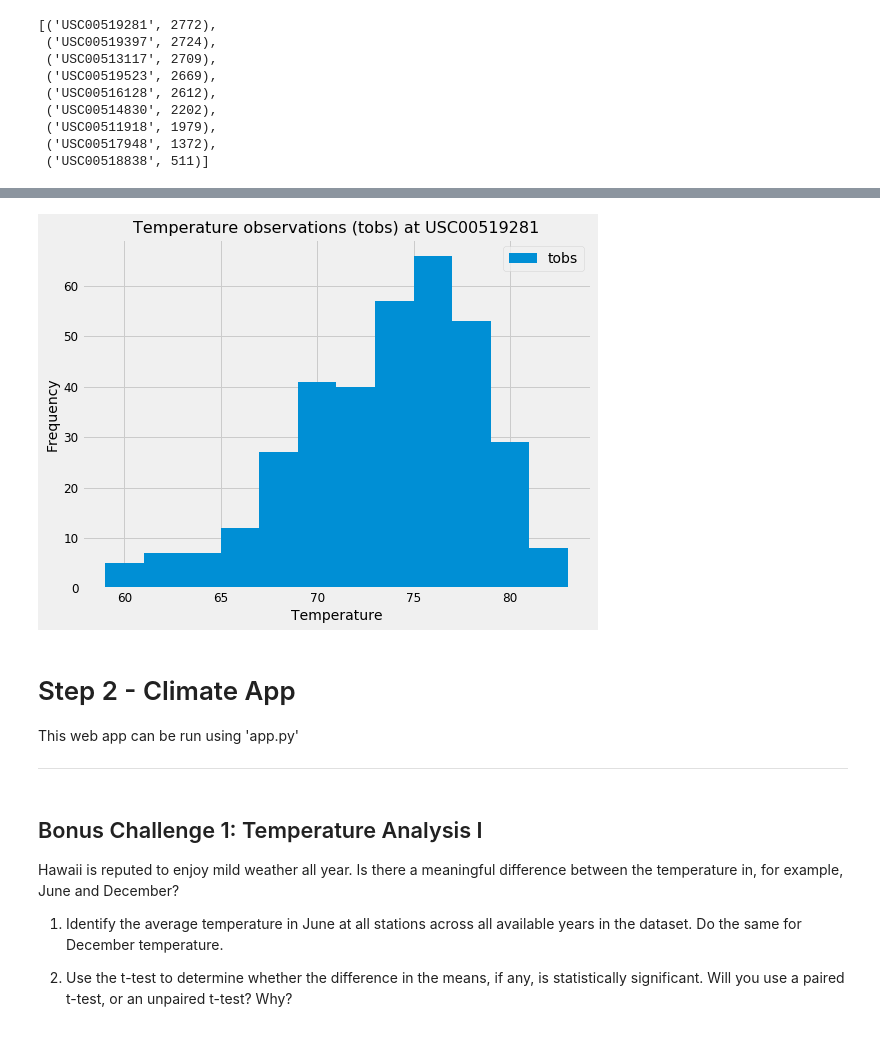
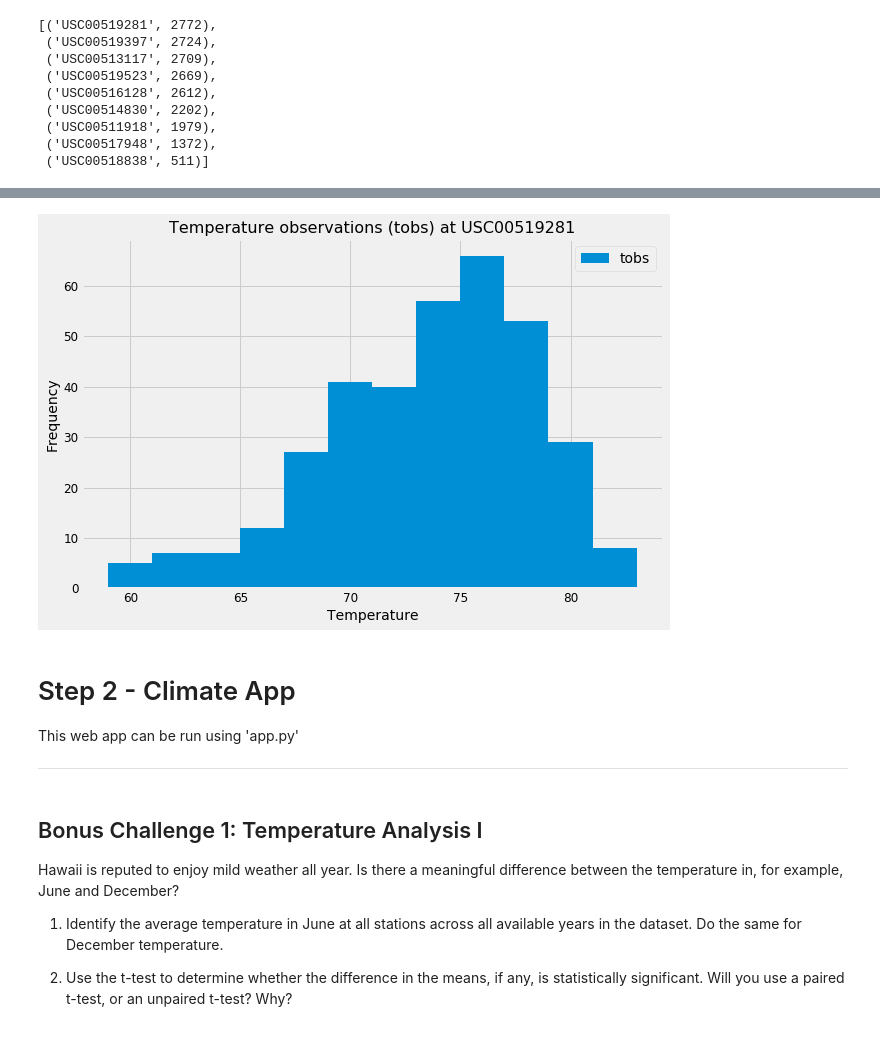
Before and after one commit to neha-nayeem/sqlalchemy-challenge, a Jupyter notebook: climate-analysis.ipynb, the cells around one changed output, grey strips where cells are left out. Saved outputs shown, nothing was run; the diff lists cells and outputs as text; code cells hidden in the pictures.

```diff
--- a/climate-analysis.ipynb
+++ b/climate-analysis.ipynb
@@ -81,7 +81,7 @@ elevation FLOAT
 last_date = session.query(measurement.date).order_by(measurement.date.desc()).first()[0]
 
 # --- convert string date to date format for use with datetime library ---
-last_dt = dt.date.fromisoformat(last_date)
+last_dt = (dt.datetime.strptime(last_date, "%Y-%m-%d")).date()
 
 # --- calculate the date 1 year ago from the last data point in the database (using dt.timedelta) ---
 date_oneyearago = last_dt - dt.timedelta(days=365)
@@ -220,29 +220,30 @@ Average temperature : 71.66 degrees Fahrenheit.
 # %%
 # Choose the station with the highest number of temperature observations.
 # Query the last 12 months of temperature observation data for this station and plot the results as a histogram
 
 # --- create a dataframe from temp observations in last 12 months at most active station ---
 most_active_tobs = pd.DataFrame(session.query(measurement.tobs).\
                                 filter((measurement.station == most_active_station)\
                                         & (measurement.date >= date_oneyearago)\
                                         & (measurement.date <= last_dt)).all())
 
-most_active_tobs.plot(kind="hist", figsize=(8,6), bins=12, legend=True)
+most_active_tobs.plot(kind="hist", figsize=(9,6), bins=12, legend=True)
 plt.xticks(fontsize=12)
 plt.yticks(fontsize=12)
 plt.xlabel("Temperature", fontsize=14)
 plt.ylabel("Frequency", fontsize=14)
 plt.title(f"Temperature observations (tobs) at {most_active_station}", fontsize=16)
 
 plt.tight_layout()
 plt.savefig("Images/tobs.png")
 plt.show()
 # %% [output]
-[figure, old version]
+[figure, new version]
 # %% [markdown]
 # Step 2 - Climate App
 This web app can be run using 'app.py'
-**********************************************************************************************************************
+
+***
 # %% [markdown]
 ## Bonus Challenge 1: Temperature Analysis I
 Hawaii is reputed to enjoy mild weather all year. Is there a meaningful difference between the temperature in, for example, June and December?
```
Also changed, not shown: parts of 5 cells of this notebook.
